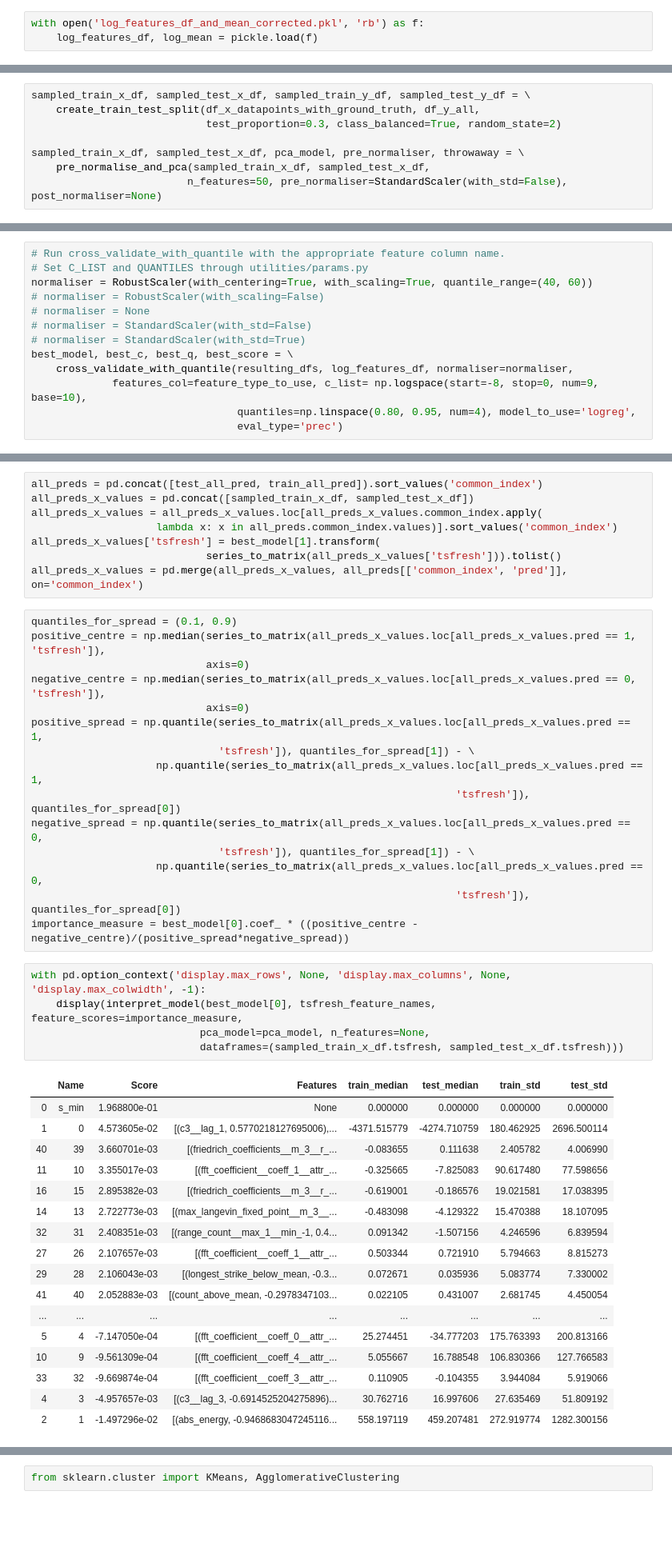
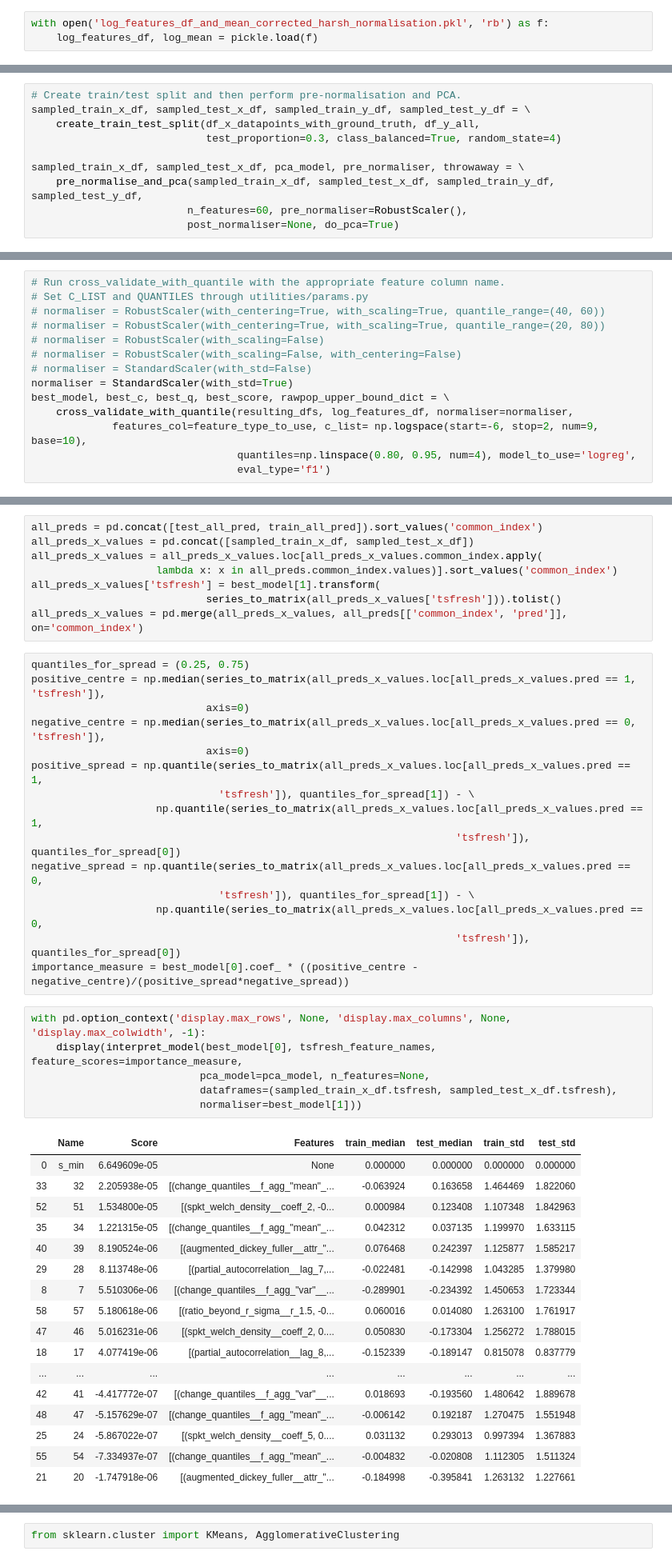
Before and after one commit to RamtinYazdanian/job_skill_trend_analysis, a Jupyter notebook: notebooks/emerging_skill_analysis.ipynb, the cells around one changed output, grey strips where cells are left out. Shown at 80% size. Drawn from its saved outputs; the diff is of its cells as text; blank space fills up the shorter version.

```diff
--- a/notebooks/emerging_skill_analysis.ipynb
+++ b/notebooks/emerging_skill_analysis.ipynb
@@ -334,6 +344,6 @@ params_to_use = {'tsfresh':{}, 'linreg_nointercept':{'degree': 2}}
 #     pickle.dump((log_features_df, log_mean), f)
 # %%
-with open('log_features_df_and_mean_corrected.pkl', 'rb') as f:
+with open('log_features_df_and_mean_corrected_harsh_normalisation.pkl', 'rb') as f:
     log_features_df, log_mean = pickle.load(f)
 # %% [markdown]
 ## The growth of the market's mean logpop
@@ -412,11 +428,13 @@ df_x_datapoints_with_ground_truth.tsfresh.values[0].size
 # %%
+# Create train/test split and then perform pre-normalisation and PCA.
 sampled_train_x_df, sampled_test_x_df, sampled_train_y_df, sampled_test_y_df = \
     create_train_test_split(df_x_datapoints_with_ground_truth, df_y_all,
-                            test_proportion=0.3, class_balanced=True, random_state=2)
+                            test_proportion=0.3, class_balanced=True, random_state=4)
 
 sampled_train_x_df, sampled_test_x_df, pca_model, pre_normaliser, throwaway = \
-    pre_normalise_and_pca(sampled_train_x_df, sampled_test_x_df,
-                         n_features=50, pre_normaliser=StandardScaler(with_std=False), post_normaliser=None)
+    pre_normalise_and_pca(sampled_train_x_df, sampled_test_x_df, sampled_train_y_df, sampled_test_y_df,
+                         n_features=60, pre_normaliser=RobustScaler(),
+                         post_normaliser=None, do_pca=True)
 # %% [markdown]
 Let's see how many members each class has.
 # %%
@@ -449,16 +468,17 @@ feature_type_to_use = 'tsfresh'
 # %%
 # Run cross_validate_with_quantile with the appropriate feature column name.
 # Set C_LIST and QUANTILES through utilities/params.py
-normaliser = RobustScaler(with_centering=True, with_scaling=True, quantile_range=(40, 60))
+# normaliser = RobustScaler(with_centering=True, with_scaling=True, quantile_range=(40, 60))
+# normaliser = RobustScaler(with_centering=True, with_scaling=True, quantile_range=(20, 80))
 # normaliser = RobustScaler(with_scaling=False)
-# normaliser = None
+# normaliser = RobustScaler(with_scaling=False, with_centering=False)
 # normaliser = StandardScaler(with_std=False)
-# normaliser = StandardScaler(with_std=True)
-best_model, best_c, best_q, best_score = \
+normaliser = StandardScaler(with_std=True)
+best_model, best_c, best_q, best_score, rawpop_upper_bound_dict = \
     cross_validate_with_quantile(resulting_dfs, log_features_df, normaliser=normaliser,
-             features_col=feature_type_to_use, c_list= np.logspace(start=-8, stop=0, num=9, base=10),
+             features_col=feature_type_to_use, c_list= np.logspace(start=-6, stop=2, num=9, base=10),
                                  quantiles=np.linspace(0.80, 0.95, num=4), model_to_use='logreg',
-                                 eval_type='prec')
+                                 eval_type='f1')
 # %% [output]
 tsfresh
 QUANTILE: 0.8
@@ -800,7 +890,7 @@ all_preds_x_values['tsfresh'] = best_model[1].transform(
                             series_to_matrix(all_preds_x_values['tsfresh'])).tolist()
 all_preds_x_values = pd.merge(all_preds_x_values, all_preds[['common_index', 'pred']], on='common_index')
 # %%
-quantiles_for_spread = (0.1, 0.9)
+quantiles_for_spread = (0.25, 0.75)
 positive_centre = np.median(series_to_matrix(all_preds_x_values.loc[all_preds_x_values.pred == 1, 'tsfresh']),
                             axis=0)
 negative_centre = np.median(series_to_matrix(all_preds_x_values.loc[all_preds_x_values.pred == 0, 'tsfresh']),
@@ -817,23 +907,24 @@ importance_measure = best_model[0].coef_ * ((positive_centre - negative_centre)/
 # %%
 with pd.option_context('display.max_rows', None, 'display.max_columns', None, 'display.max_colwidth', -1):
     display(interpret_model(best_model[0], tsfresh_feature_names, feature_scores=importance_measure,
                            pca_model=pca_model, n_features=None,
-                           dataframes=(sampled_train_x_df.tsfresh, sampled_test_x_df.tsfresh)))
+                           dataframes=(sampled_train_x_df.tsfresh, sampled_test_x_df.tsfresh),
+                           normaliser=best_model[1]))
 # %% [output]
 |  | Name | Score | Features | train_median | test_median | train_std | test_std |
-| 0 | s_min | 1.968800e-01 | None | 0.000000 | 0.000000 | 0.000000 | 0.000000 |
-| 1 | 0 | 4.573605e-02 | [(c3__lag_1, 0.5770218127695006),... | -4371.515779 | -4274.710759 | 180.462925 | 2696.500114 |
-| 40 | 39 | 3.660701e-03 | [(friedrich_coefficients__m_3__r_... | -0.083655 | 0.111638 | 2.405782 | 4.006990 |
-| 11 | 10 | 3.355017e-03 | [(fft_coefficient__coeff_1__attr_... | -0.325665 | -7.825083 | 90.617480 | 77.598656 |
-| 16 | 15 | 2.895382e-03 | [(friedrich_coefficients__m_3__r_... | -0.619001 | -0.186576 | 19.021581 | 17.038395 |
-| 14 | 13 | 2.722773e-03 | [(max_langevin_fixed_point__m_3__... | -0.483098 | -4.129322 | 15.470388 | 18.107095 |
-| 32 | 31 | 2.408351e-03 | [(range_count__max_1__min_-1, 0.4... | 0.091342 | -1.507156 | 4.246596 | 6.839594 |
-| 27 | 26 | 2.107657e-03 | [(fft_coefficient__coeff_1__attr_... | 0.503344 | 0.721910 | 5.794663 | 8.815273 |
-| 29 | 28 | 2.106043e-03 | [(longest_strike_below_mean, -0.3... | 0.072671 | 0.035936 | 5.083774 | 7.330002 |
-| 41 | 40 | 2.052883e-03 | [(count_above_mean, -0.2978347103... | 0.022105 | 0.431007 | 2.681745 | 4.450054 |
+| 0 | s_min | 6.649609e-05 | None | 0.000000 | 0.000000 | 0.000000 | 0.000000 |
+| 33 | 32 | 2.205938e-05 | [(change_quantiles__f_agg_"mean"_... | -0.063924 | 0.163658 | 1.464469 | 1.822060 |
+| 52 | 51 | 1.534800e-05 | [(spkt_welch_density__coeff_2, -0... | 0.000984 | 0.123408 | 1.107348 | 1.842963 |
+| 35 | 34 | 1.221315e-05 | [(change_quantiles__f_agg_"mean"_... | 0.042312 | 0.037135 | 1.199970 | 1.633115 |
+| 40 | 39 | 8.190524e-06 | [(augmented_dickey_fuller__attr_"... | 0.076468 | 0.242397 | 1.125877 | 1.585217 |
+| 29 | 28 | 8.113748e-06 | [(partial_autocorrelation__lag_7,... | -0.022481 | -0.142998 | 1.043285 | 1.379980 |
+| 8 | 7 | 5.510306e-06 | [(change_quantiles__f_agg_"var"__... | -0.289901 | -0.234392 | 1.450653 | 1.723344 |
+| 58 | 57 | 5.180618e-06 | [(ratio_beyond_r_sigma__r_1.5, -0... | 0.060016 | 0.014080 | 1.263100 | 1.761917 |
+| 47 | 46 | 5.016231e-06 | [(spkt_welch_density__coeff_2, 0.... | 0.050830 | -0.173304 | 1.256272 | 1.788015 |
+| 18 | 17 | 4.077419e-06 | [(partial_autocorrelation__lag_8,... | -0.152339 | -0.189147 | 0.815078 | 0.837779 |
 | ... | ... | ... | ... | ... | ... | ... | ... |
-| 5 | 4 | -7.147050e-04 | [(fft_coefficient__coeff_0__attr_... | 25.274451 | -34.777203 | 175.763393 | 200.813166 |
-| 10 | 9 | -9.561309e-04 | [(fft_coefficient__coeff_4__attr_... | 5.055667 | 16.788548 | 106.830366 | 127.766583 |
-| 33 | 32 | -9.669874e-04 | [(fft_coefficient__coeff_3__attr_... | 0.110905 | -0.104355 | 3.944084 | 5.919066 |
-| 4 | 3 | -4.957657e-03 | [(c3__lag_3, -0.6914525204275896)... | 30.762716 | 16.997606 | 27.635469 | 51.809192 |
-| 2 | 1 | -1.497296e-02 | [(abs_energy, -0.9468683047245116... | 558.197119 | 459.207481 | 272.919774 | 1282.300156 |
+| 42 | 41 | -4.417772e-07 | [(change_quantiles__f_agg_"var"__... | 0.018693 | -0.193560 | 1.480642 | 1.889678 |
+| 48 | 47 | -5.157629e-07 | [(change_quantiles__f_agg_"mean"_... | -0.006142 | 0.192187 | 1.270475 | 1.551948 |
+| 25 | 24 | -5.867022e-07 | [(spkt_welch_density__coeff_5, 0.... | 0.031132 | 0.293013 | 0.997394 | 1.367883 |
+| 55 | 54 | -7.334937e-07 | [(change_quantiles__f_agg_"mean"_... | -0.004832 | -0.020808 | 1.112305 | 1.511324 |
+| 21 | 20 | -1.747918e-06 | [(augmented_dickey_fuller__attr_"... | -0.184998 | -0.395841 | 1.263132 | 1.227661 |
```
Also changed, not shown: parts of 43 cells of this notebook, 2 other files.
